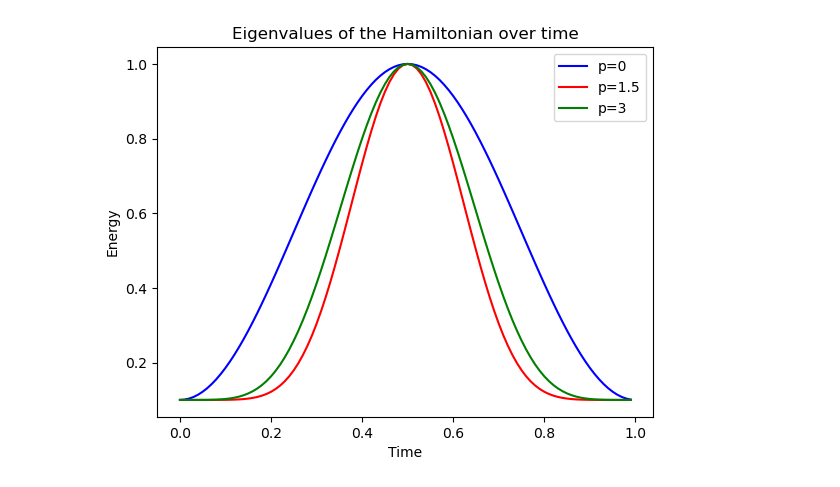
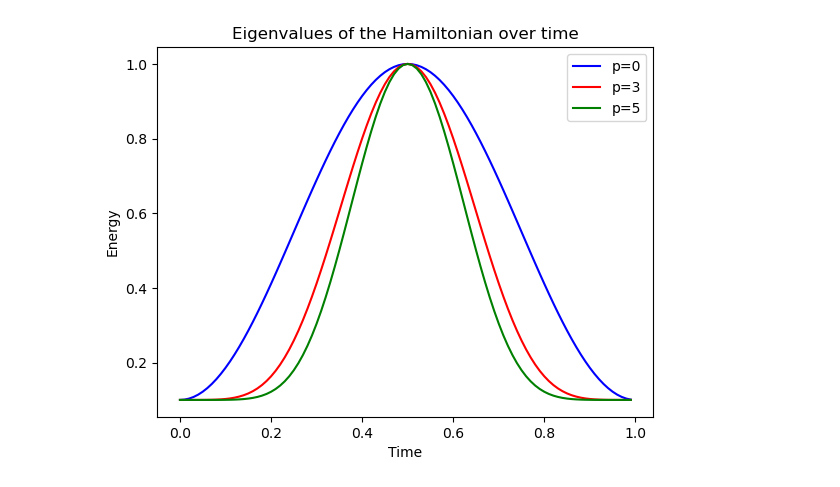
Before and after one commit to mikejshubrook/work-counting-with-process-tensors, a Jupyter notebook: src/workflow/smooth-hamiltonian-tests.ipynb, the cells around one changed output. Cells and saved outputs as stored; diff of their text form; code cells hidden in the pictures.

```diff
--- a/src/workflow/smooth-hamiltonian-tests.ipynb
+++ b/src/workflow/smooth-hamiltonian-tests.ipynb
@@ -134,13 +134,14 @@ for t in tlist:
 # %%
 # plt.plot(tlist, ground, label='Ground')
 plt.plot(tlist, excited, 'b-', label='p=0')
-plt.plot(tlist, excited_smooth,'r-', label='p=1.5')
-plt.plot(tlist, excited_smooth2,'g-',label='p=3')
+plt.plot(tlist, excited_smooth2,'r-',label='p=3')
+
+plt.plot(tlist, excited_smooth,'g-', label='p=5')
 plt.xlabel('Time')
 plt.ylabel('Energy')
 plt.title('Eigenvalues of the Hamiltonian over time')
 plt.legend()
 # plt.grid()
 plt.show()
 # %% [output]
-[figure, old version]
+[figure, new version]
```
Also changed, not shown: 2 other files.
